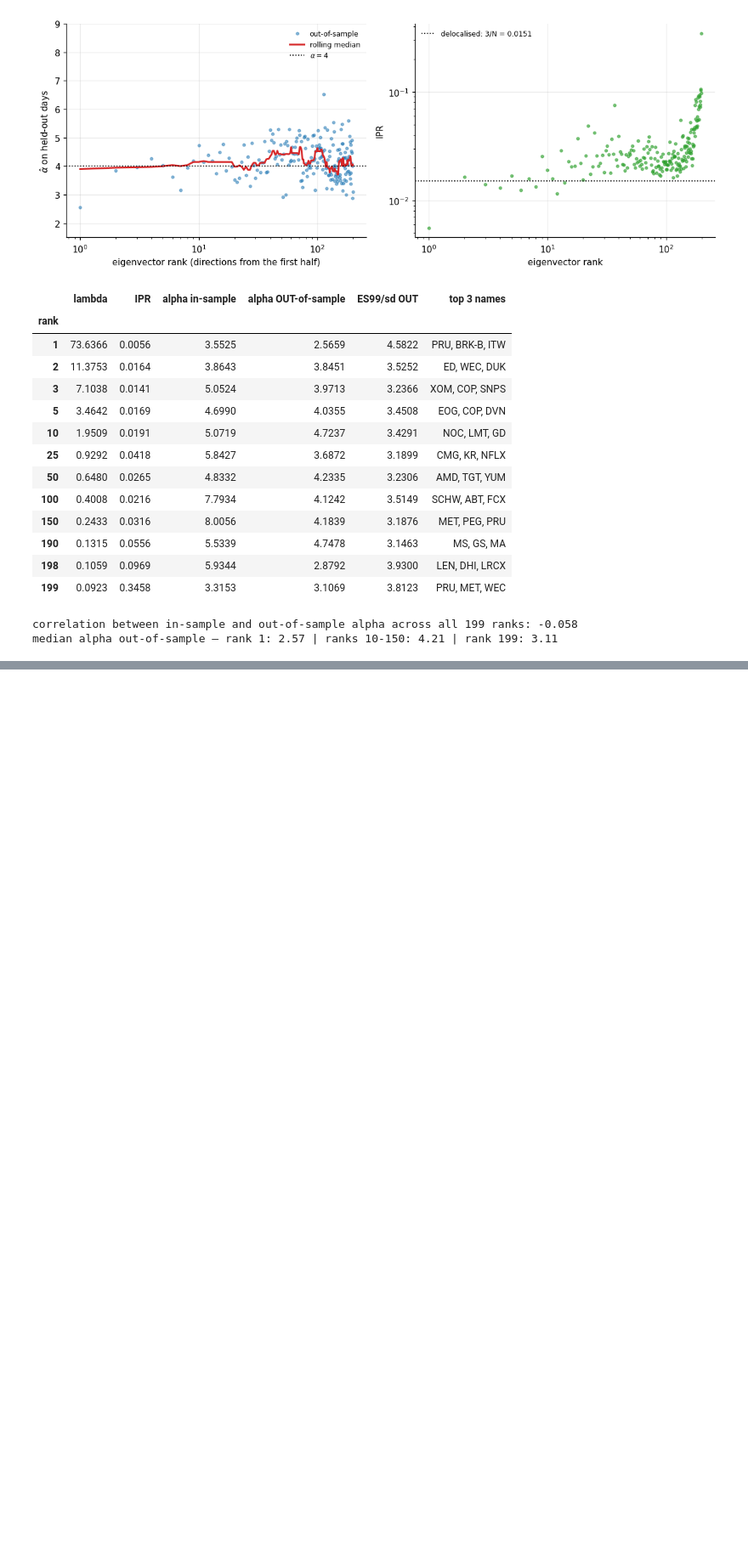
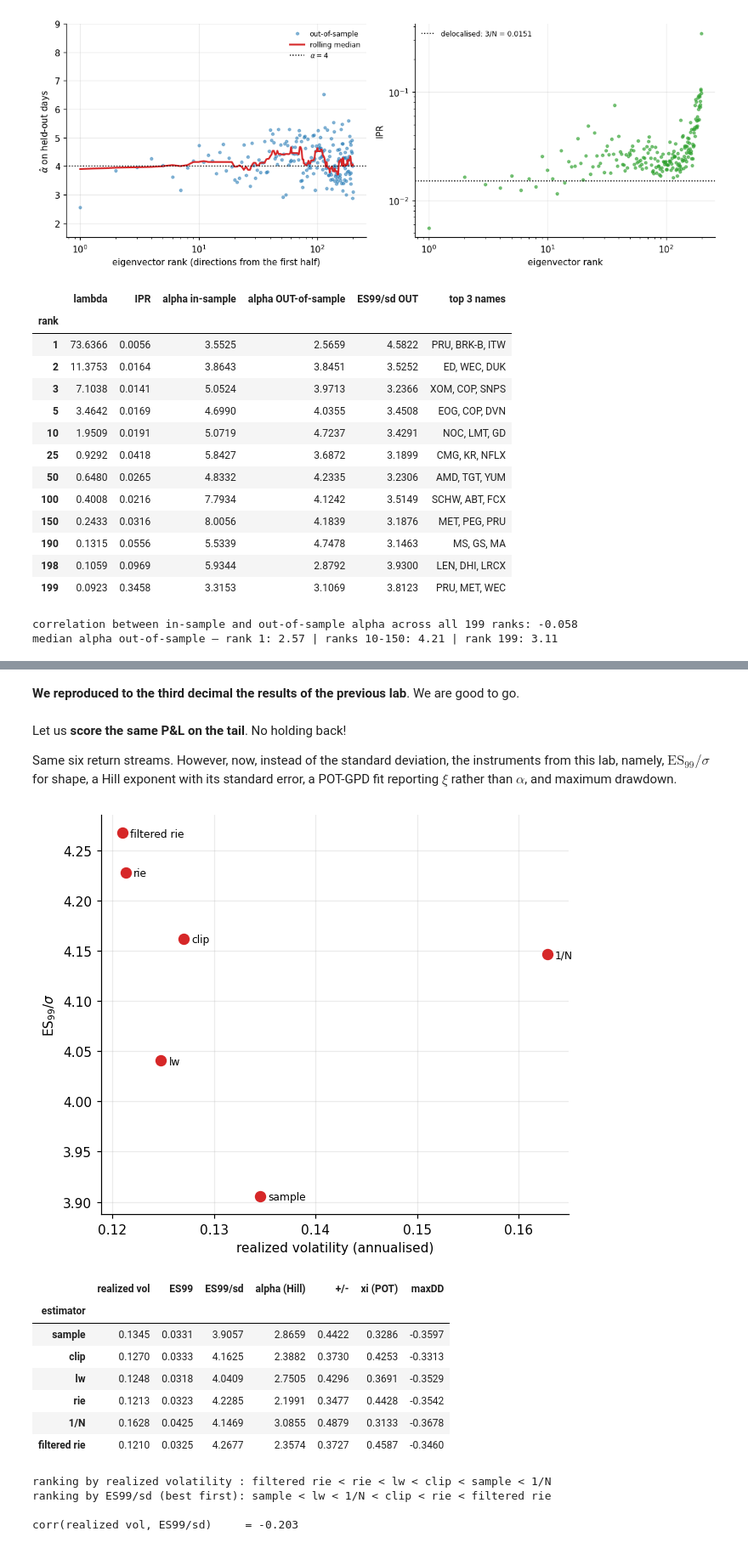
Before and after one commit to MarcoGaloppo/EVT-FatTails-PreAsymptotics, a Jupyter notebook: narrative_evt_market_data.ipynb, the cells around one changed output, grey strips where cells are left out. Shown at 85% size. Saved outputs shown, nothing was run; the diff lists cells and outputs as text; code cells hidden in the pictures; blank space fills up the shorter version.

Commit message:
Part 5 - SCM cleaning and tails

```diff
--- a/narrative_evt_market_data.ipynb
+++ b/narrative_evt_market_data.ipynb
@@ -1745,0 +1837,49 @@ What do we get then? What can we infer?
+# %% [markdown]
+**We reproduced to the third decimal the results of the previous lab**. We are good to go.
+# %% [markdown]
+Let us **score the same P&L on the tail**. No holding back!
+
+Same six return streams. However, now, instead of the standard deviation, the instruments from this lab, namely, $\mathrm{ES}_{99}/\sigma$ for shape, a Hill exponent with its standard error, a POT-GPD fit reporting $\xi$ rather than $\alpha$, and maximum drawdown.
+# %%
+rows = []
+for m in RACERS:
+    r = PNL[m]; L = -r
+    xp = np.sort(L[L > 0])[::-1]; k = max(30, len(xp) // 40)
+    a_ = 1.0 / (np.mean(np.log(xp[:k])) - np.log(xp[k]))
+    u_ = float(np.quantile(L, .95)); pot = pot_var_es(L, u_, .01)
+    rows.append({"estimator": m,
+                 "realized vol": r.std() * np.sqrt(252),
+                 "ES99": var_es_empirical(L, .01)["es"],
+                 "ES99/sd": es_sigma_ratio(L, .01),
+                 "alpha (Hill)": a_, "+/-": a_ / np.sqrt(k),
+                 "xi (POT)": pot["xi"],
+                 "maxDD": max_drawdown(np.cumprod(1 + r))})
+tail5 = pd.DataFrame(rows).set_index("estimator")
+
+fig, ax1 = plt.subplots(figsize=(6, 5))
+ax1.scatter(tail5["realized vol"], tail5["ES99/sd"], s=60, c=C3, zorder=3)
+for m in tail5.index:
+    ax1.annotate(m, (tail5.loc[m, "realized vol"], tail5.loc[m, "ES99/sd"]),
+                 fontsize=8, xytext=(6, -3), textcoords="offset points")
+ax1.set(xlabel="realized volatility (annualised)", ylabel=r"$\mathrm{ES}_{99}/\sigma$")
+plt.tight_layout(); plt.show()
+display(tail5.round(4))
+print("ranking by realized volatility :",
+      " < ".join(tail5["realized vol"].sort_values().index))
+print("ranking by ES99/sd (best first):",
+      " < ".join(tail5["ES99/sd"].sort_values().index))
+print(f"\ncorr(realized vol, ES99/sd)     = {np.corrcoef(tail5['realized vol'], tail5['ES99/sd'])[0,1]:+.3f}")
+# %% [output]
+[figure, added]
+|  | realized vol | ES99 | ES99/sd | alpha (Hill) | +/- | xi (POT) | maxDD |
+| estimator |  |  |  |  |  |  |  |
+| sample | 0.1345 | 0.0331 | 3.9057 | 2.8659 | 0.4422 | 0.3286 | -0.3597 |
+| clip | 0.1270 | 0.0333 | 4.1625 | 2.3882 | 0.3730 | 0.4253 | -0.3313 |
+| lw | 0.1248 | 0.0318 | 4.0409 | 2.7505 | 0.4296 | 0.3691 | -0.3529 |
+| rie | 0.1213 | 0.0323 | 4.2285 | 2.1991 | 0.3477 | 0.4428 | -0.3542 |
+| 1/N | 0.1628 | 0.0425 | 4.1469 | 3.0855 | 0.4879 | 0.3133 | -0.3678 |
+| filtered rie | 0.1210 | 0.0325 | 4.2677 | 2.3574 | 0.3727 | 0.4587 | -0.3460 |
+ranking by realized volatility : filtered rie < rie < lw < clip < sample < 1/N
+ranking by ES99/sd (best first): sample < lw < 1/N < clip < rie < filtered rie
+
+corr(realized vol, ES99/sd)     = -0.203
```
Also changed, not shown: parts of 10 cells of this notebook.
